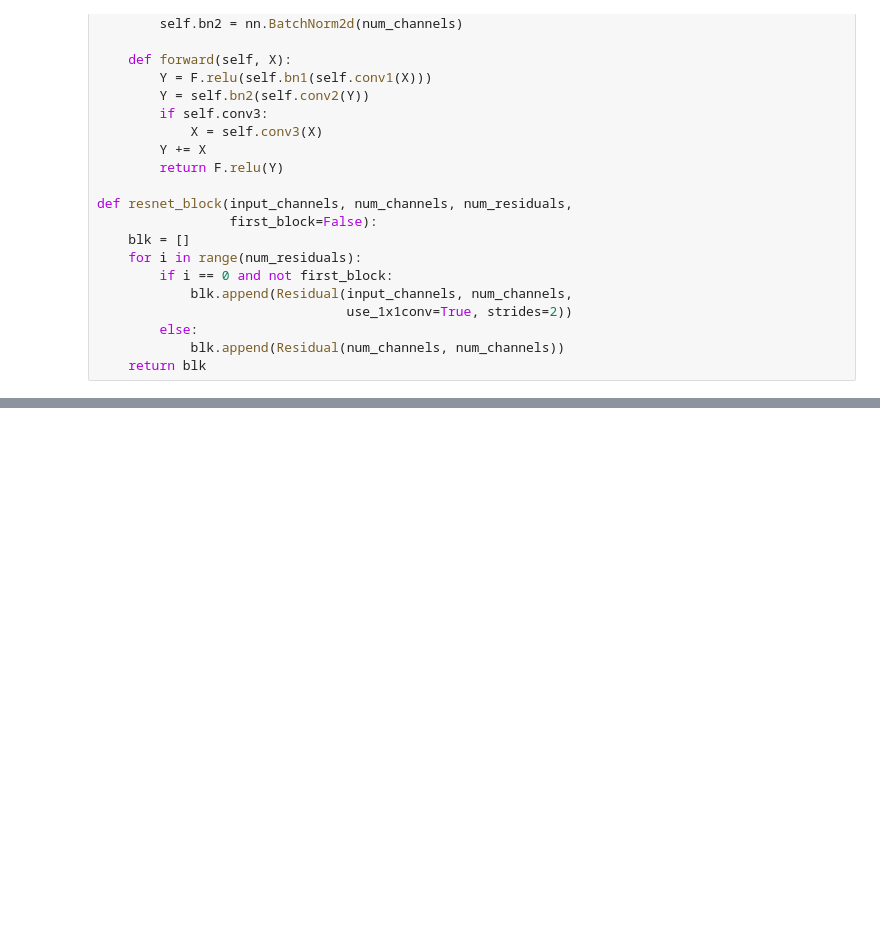
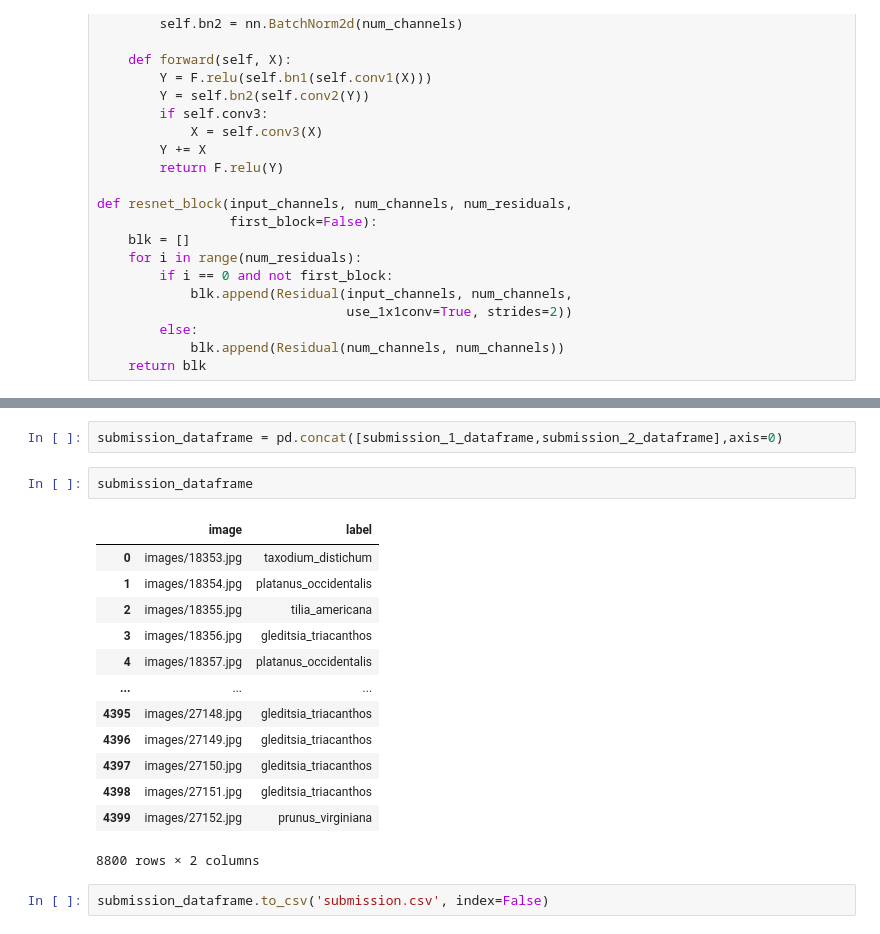
Before and after one commit to skyroom/d2l_zh_learning, a Jupyter notebook: 第7章现代卷积神经网络/kaggle图片分类比赛.ipynb, the cells around one changed output, grey strips where cells are left out. Cells and saved outputs as stored; diff of their text form; blank space fills up the shorter version.

```diff
--- a/第7章现代卷积神经网络/kaggle图片分类比赛.ipynb
+++ b/第7章现代卷积神经网络/kaggle图片分类比赛.ipynb
@@ -271,0 +467,20 @@ loss nan, train acc 0.004, test acc 0.004
+# %%
+submission_dataframe = pd.concat([submission_1_dataframe,submission_2_dataframe],axis=0)
+# %%
+submission_dataframe
+# %% [output]
+|  | image | label |
+| 0 | images/18353.jpg | taxodium_distichum |
+| 1 | images/18354.jpg | platanus_occidentalis |
+| 2 | images/18355.jpg | tilia_americana |
+| 3 | images/18356.jpg | gleditsia_triacanthos |
+| 4 | images/18357.jpg | platanus_occidentalis |
+| ... | ... | ... |
+| 4395 | images/27148.jpg | gleditsia_triacanthos |
+| 4396 | images/27149.jpg | gleditsia_triacanthos |
+| 4397 | images/27150.jpg | gleditsia_triacanthos |
+| 4398 | images/27151.jpg | gleditsia_triacanthos |
+| 4399 | images/27152.jpg | prunus_virginiana |
+8800 rows × 2 columns
+# %%
+submission_dataframe.to_csv('submission.csv', index=False)
```
Also changed, not shown: parts of 41 cells of this notebook, 2 other files.
